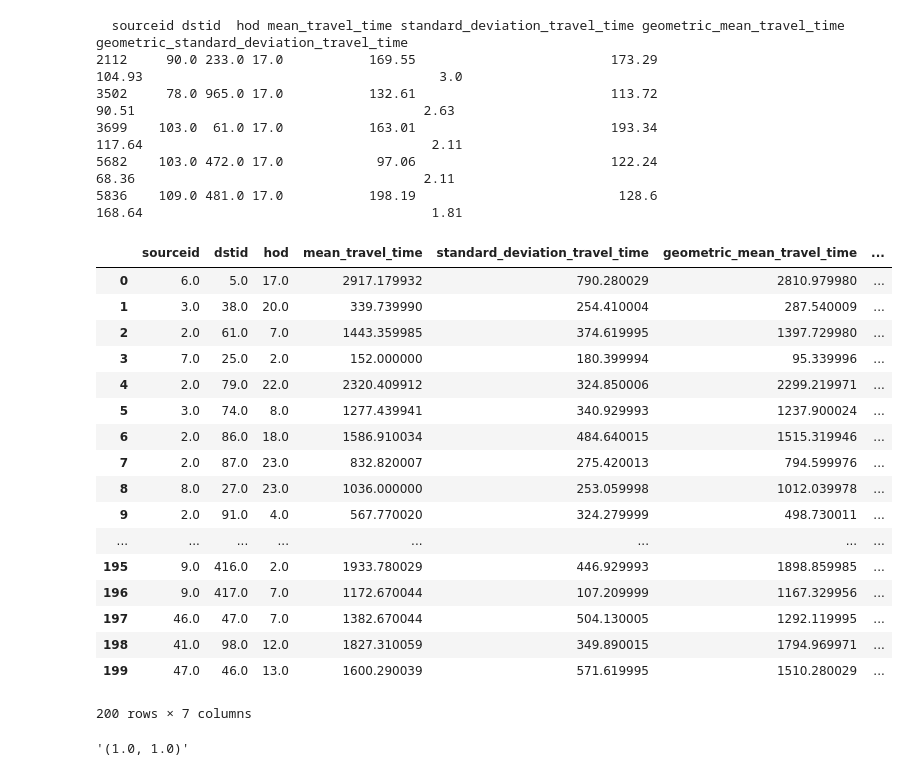
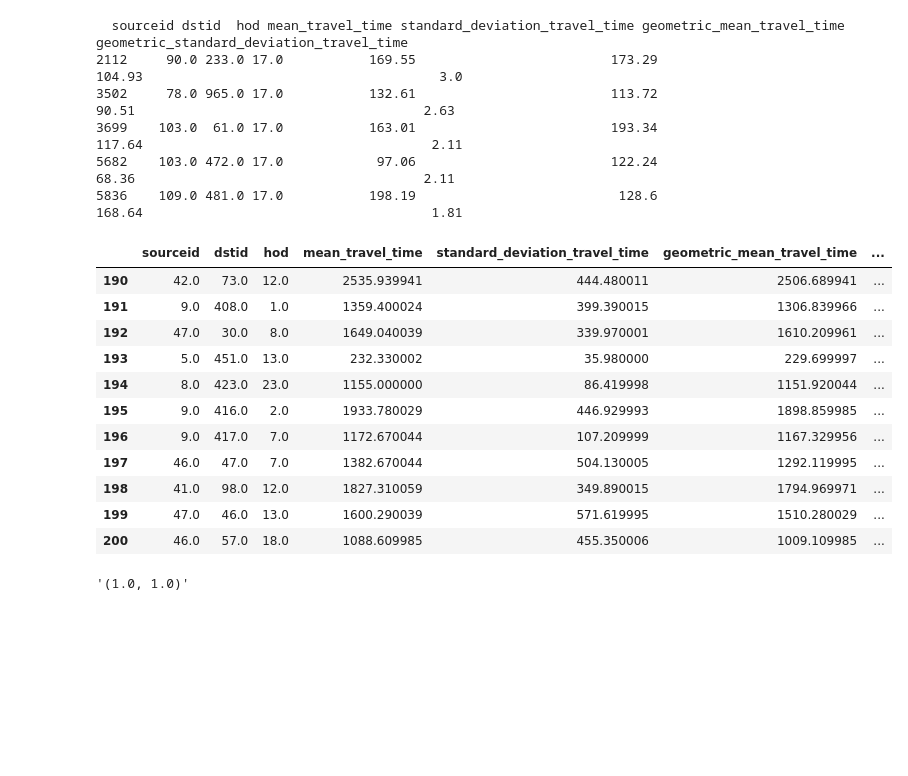
Before and after one commit to rapidsai/cuxfilter, a Jupyter notebook: pygdf.ipynb, the cells around one changed output. Saved outputs shown, nothing was run; the diff lists cells and outputs as text; code cells hidden in the pictures; blank space fills up the shorter version.

```diff
--- a/pygdf.ipynb
+++ b/pygdf.ipynb
@@ -21,0 +24,2 @@ gdf_df = DataFrame.from_pandas(readArrowToDF("node-server/uploads/uber-dataset.a
+# %%
+gdf_df = gdf_df.query('mean_travel_time==999')
@@ -49,26 +65,20 @@ gdf_df.query("hod == 17.0 and mean_travel_time<200").head()
 5682    103.0 472.0 17.0            97.06                         122.24                      68.36                                     2.11
 5836    109.0 481.0 17.0           198.19                          128.6                     168.64                                     1.81
 # %%
-gdf_df.loc[0:200].to_pandas().head(200)
+gdf_df.loc[190:200].to_pandas()
 # %% [output]
 |  | sourceid | dstid | hod | mean_travel_time | standard_deviation_travel_time | geometric_mean_travel_time | ... |
-| 0 | 6.0 | 5.0 | 17.0 | 2917.179932 | 790.280029 | 2810.979980 | ... |
-| 1 | 3.0 | 38.0 | 20.0 | 339.739990 | 254.410004 | 287.540009 | ... |
-| 2 | 2.0 | 61.0 | 7.0 | 1443.359985 | 374.619995 | 1397.729980 | ... |
-| 3 | 7.0 | 25.0 | 2.0 | 152.000000 | 180.399994 | 95.339996 | ... |
-| 4 | 2.0 | 79.0 | 22.0 | 2320.409912 | 324.850006 | 2299.219971 | ... |
-| 5 | 3.0 | 74.0 | 8.0 | 1277.439941 | 340.929993 | 1237.900024 | ... |
-| 6 | 2.0 | 86.0 | 18.0 | 1586.910034 | 484.640015 | 1515.319946 | ... |
-| 7 | 2.0 | 87.0 | 23.0 | 832.820007 | 275.420013 | 794.599976 | ... |
-| 8 | 8.0 | 27.0 | 23.0 | 1036.000000 | 253.059998 | 1012.039978 | ... |
-| 9 | 2.0 | 91.0 | 4.0 | 567.770020 | 324.279999 | 498.730011 | ... |
-| ... | ... | ... | ... | ... | ... | ... | ... |
+| 190 | 42.0 | 73.0 | 12.0 | 2535.939941 | 444.480011 | 2506.689941 | ... |
+| 191 | 9.0 | 408.0 | 1.0 | 1359.400024 | 399.390015 | 1306.839966 | ... |
+| 192 | 47.0 | 30.0 | 8.0 | 1649.040039 | 339.970001 | 1610.209961 | ... |
+| 193 | 5.0 | 451.0 | 13.0 | 232.330002 | 35.980000 | 229.699997 | ... |
+| 194 | 8.0 | 423.0 | 23.0 | 1155.000000 | 86.419998 | 1151.920044 | ... |
 | 195 | 9.0 | 416.0 | 2.0 | 1933.780029 | 446.929993 | 1898.859985 | ... |
 | 196 | 9.0 | 417.0 | 7.0 | 1172.670044 | 107.209999 | 1167.329956 | ... |
 | 197 | 46.0 | 47.0 | 7.0 | 1382.670044 | 504.130005 | 1292.119995 | ... |
 | 198 | 41.0 | 98.0 | 12.0 | 1827.310059 | 349.890015 | 1794.969971 | ... |
 | 199 | 47.0 | 46.0 | 13.0 | 1600.290039 | 571.619995 | 1510.280029 | ... |
+| 200 | 46.0 | 57.0 | 18.0 | 1088.609985 | 455.350006 | 1009.109985 | ... |
-200 rows × 7 columns
 # %%
 a = 'A'
 b= 'B'
```
Also changed, not shown: parts of 4 cells of this notebook, 7 other files.
